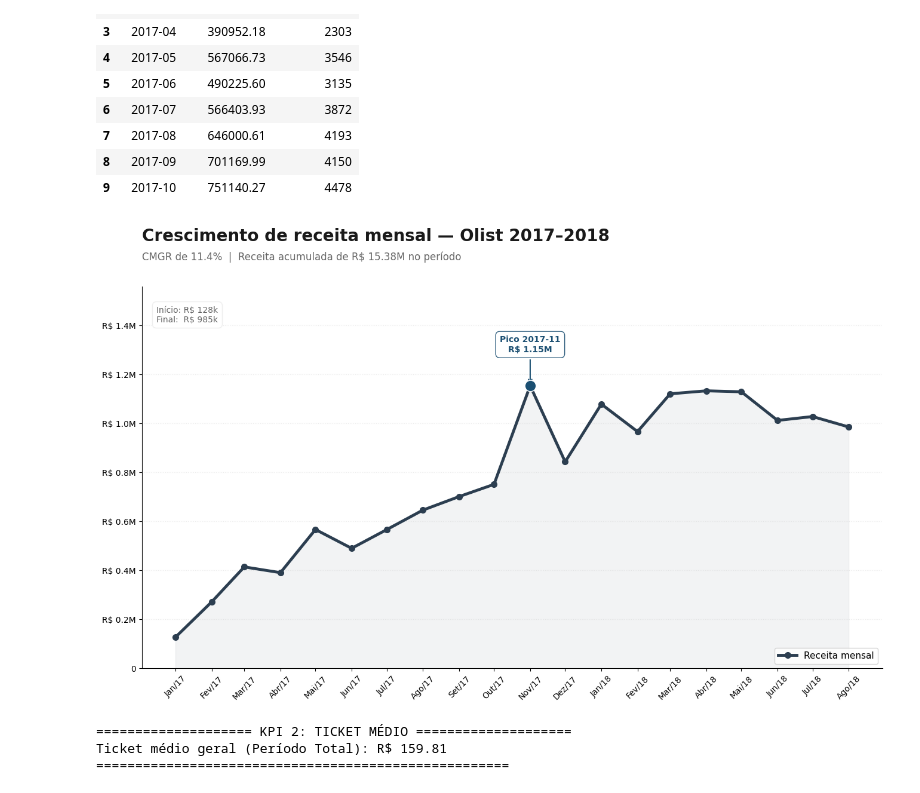
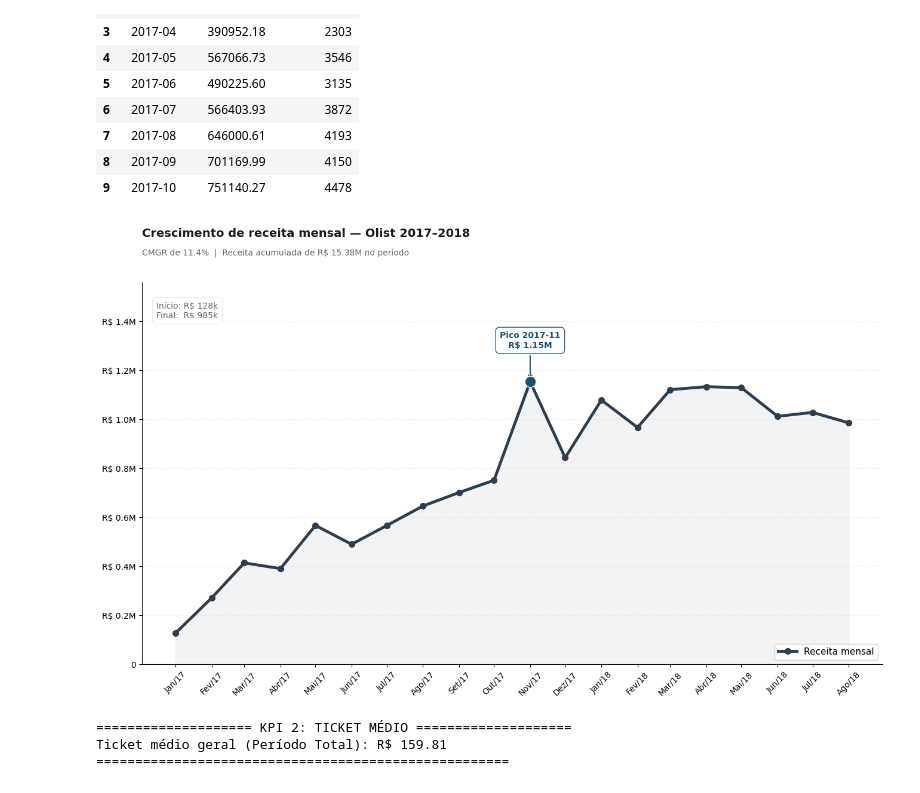
Before and after one commit to evellynjardini/Data-Analytics---Grupo-24, a Jupyter notebook: 1 - Projeto-Olist-KPIs/notebooks/Receita.ipynb, the cells around one changed output. Cells and saved outputs as stored; diff of their text form; code cells hidden in the pictures.

```diff
--- a/1 - Projeto-Olist-KPIs/notebooks/Receita.ipynb
+++ b/1 - Projeto-Olist-KPIs/notebooks/Receita.ipynb
@@ -164,36 +164,36 @@ ax.annotate(
 )
 
 # --- Eixos ---
 meses_pt = ['Jan','Fev','Mar','Abr','Mai','Jun','Jul','Ago','Set','Out','Nov','Dez']
 ax.xaxis.set_major_locator(mdates.MonthLocator())
 ax.xaxis.set_major_formatter(FuncFormatter(
     lambda x, p: f"{meses_pt[mdates.num2date(x).month-1]}/{str(mdates.num2date(x).year)[2:]}"
 ))
 ax.yaxis.set_major_formatter(FuncFormatter(
     lambda x, p: f'R$ {x/1e6:.1f}M' if x > 0 else '0'
 ))
 plt.xticks(rotation=45)
 ax.set_ylim(0, val_pico * 1.35)
 
 # --- Títulos à esquerda ---
 ax.text(
     0, 1.12,
     'Crescimento de receita mensal — Olist 2017–2018',
-    transform=ax.transAxes, fontsize=20, fontweight='bold',
+    transform=ax.transAxes, fontsize=14, fontweight='bold',
     color=CINZA_TEXTO, ha='left'
 )
 
 ax.text(
     0, 1.07,
     f'CMGR de {cmgr*100:.1f}%  |  Receita acumulada de R$ {receita_total/1e6:.2f}M no período',
-    transform=ax.transAxes, fontsize=12, color=CINZA_SUB, ha='left'
+    transform=ax.transAxes, fontsize=10, color=CINZA_SUB, ha='left'
 )
 
 ax.legend(loc='lower right', frameon=True, facecolor='white', fontsize=11)
 plt.subplots_adjust(top=0.82)
 plt.show()
 # %% [output]
-[figure, old version]
+[figure, new version]
 # %%
 # --- KPI 2: Ticket Médio ao Longo do Tempo (Mensal) ---
 
```
Also changed, not shown: parts of 6 cells of this notebook.
